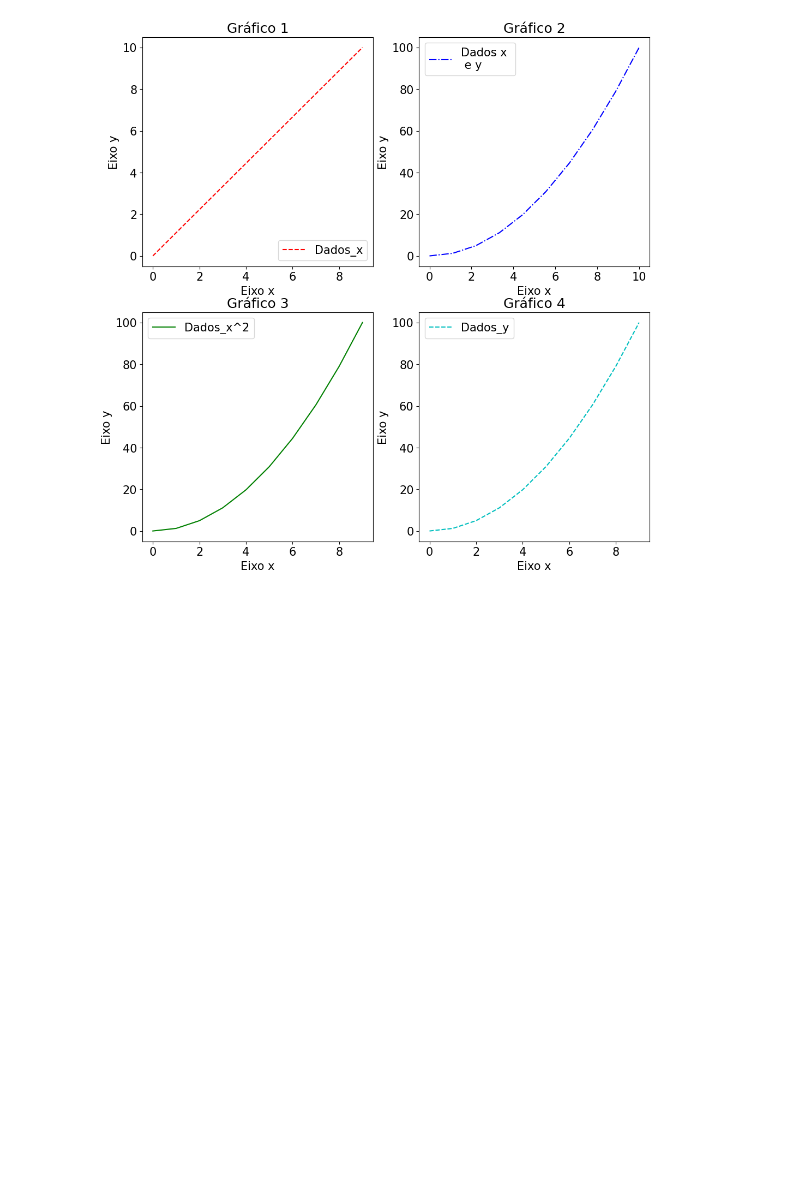
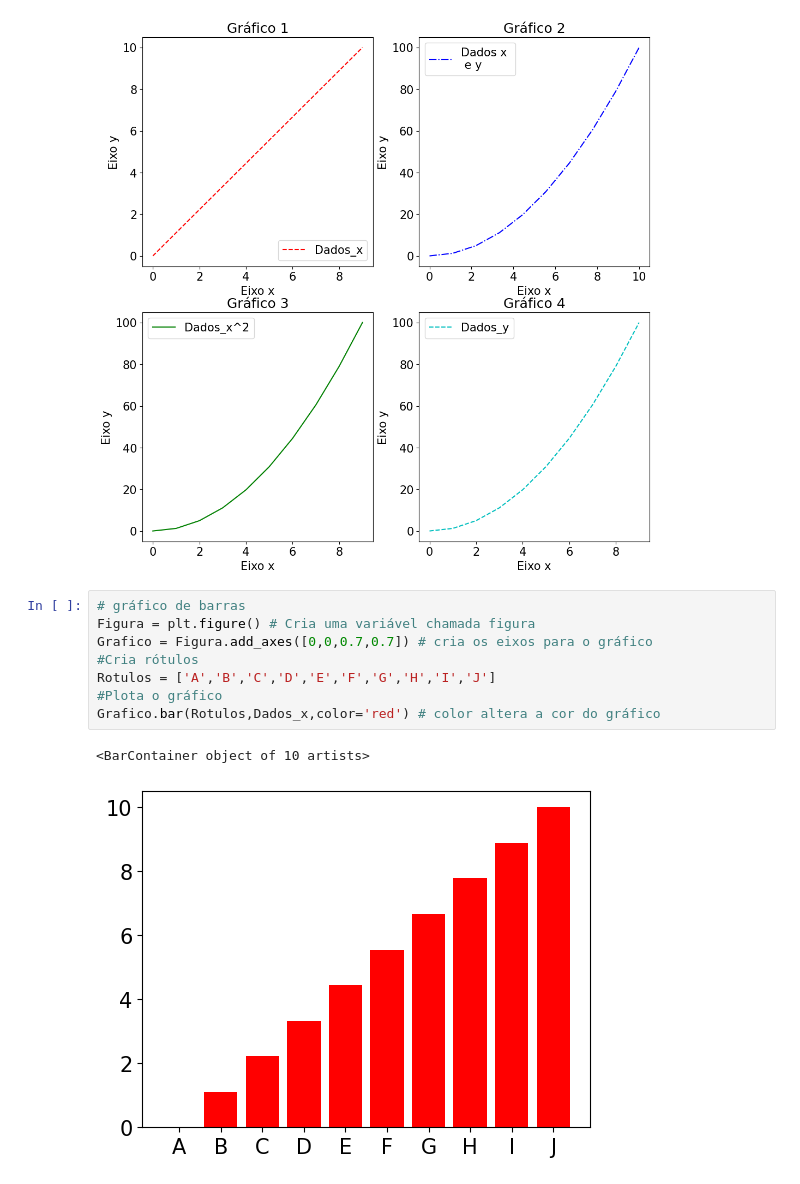
Before and after one commit to danielvieira95/Intelig-ncia-Artificial-e-Big-Data--2-2024, a Jupyter notebook: TurmaA/Aula03/codigo.ipynb, the cells around one changed output. Drawn from its saved outputs; the diff is of its cells as text; blank space fills up the shorter version.

Commit message:
grafico de barras
boxplot

```diff
--- a/TurmaA/Aula03/codigo.ipynb
+++ b/TurmaA/Aula03/codigo.ipynb
@@ -59,3 +59,14 @@ plt.legend()
 plt.show() # remove o warning
 # %% [output]
 [figure]
+# %%
+# gráfico de barras
+Figura = plt.figure() # Cria uma variável chamada figura
+Grafico = Figura.add_axes([0,0,0.7,0.7]) # cria os eixos para o gráfico
+#Cria rótulos
+Rotulos = ['A','B','C','D','E','F','G','H','I','J']
+#Plota o gráfico
+Grafico.bar(Rotulos,Dados_x,color='red') # color altera a cor do gráfico
+# %% [output]
+<BarContainer object of 10 artists>
+[figure, added]
```
Also changed, not shown: parts of 2 cells of this notebook.
